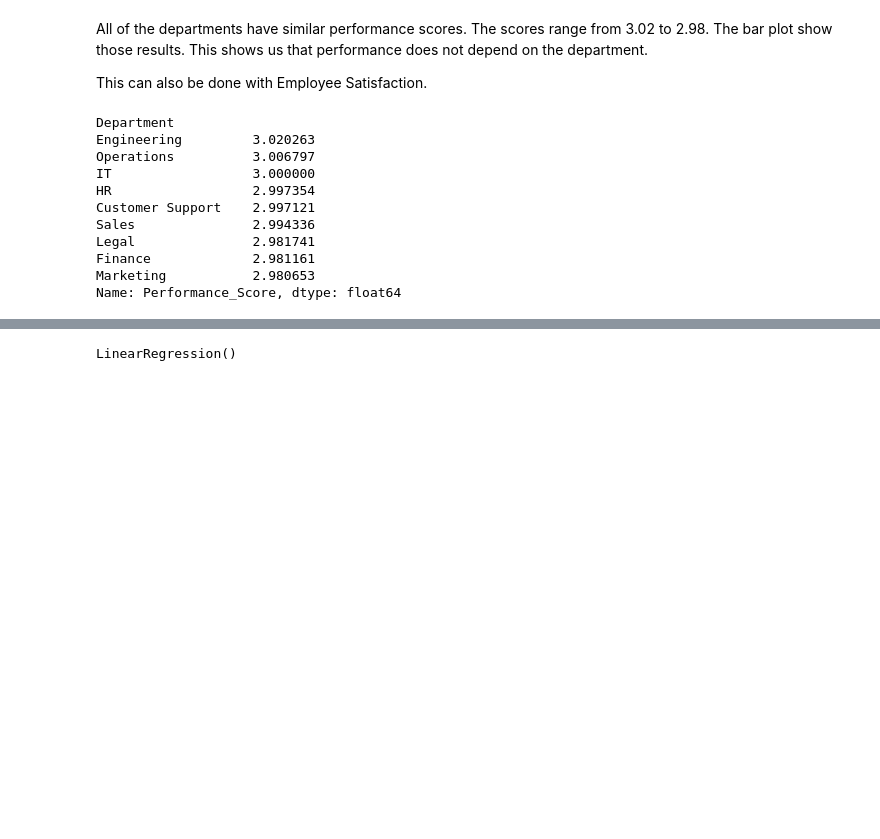
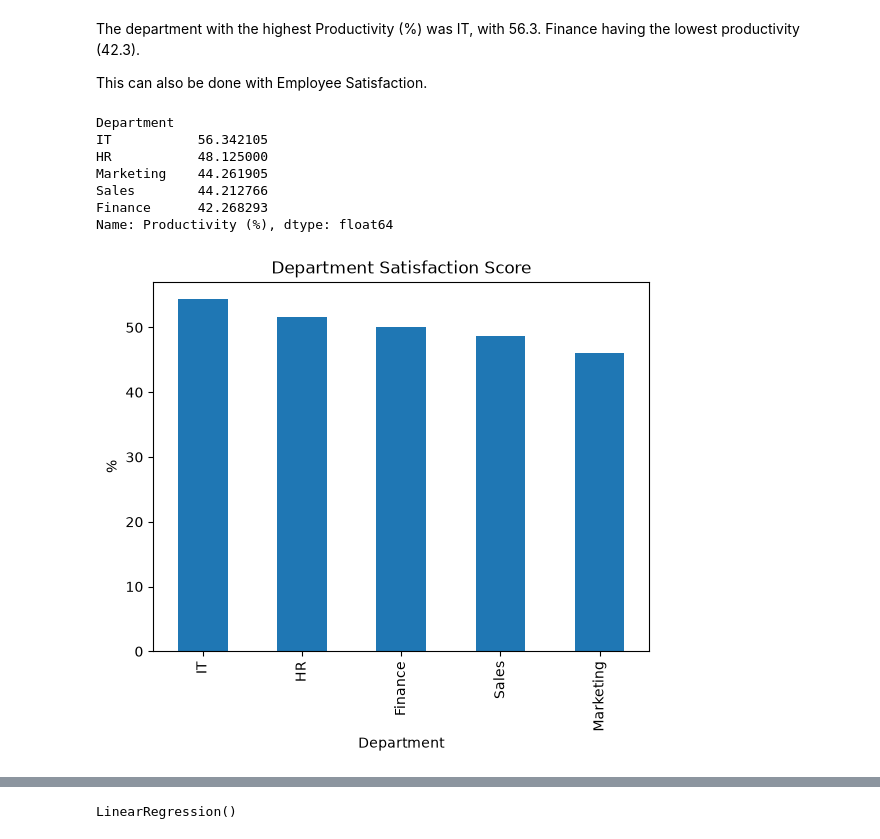
Before and after one commit to ro-rro/Machine-Learning-, a Jupyter notebook: Productivity_Project.ipynb, the cells around one changed output, grey strips where cells are left out. Cells and saved outputs as stored; diff of their text form; code cells hidden in the pictures; blank space fills up the shorter version.

```diff
--- a/Productivity_Project.ipynb
+++ b/Productivity_Project.ipynb
@@ -150,24 +142,29 @@ plt.show()
 # %% [markdown]
-All of the departments have similar performance scores. The scores range from 3.02 to 2.98. The bar plot show those results. This shows us that performance does not depend on the department.
+The department with the highest Productivity (%) was IT, with 56.3. Finance having the lowest productivity (42.3).
 
 This can also be done with Employee Satisfaction.
 # %%
 department_sat = (
-    productivity.groupby("Department")["Employee_Satisfaction_Score"]
+    productivity.groupby("Department")["Satisfaction Rate (%)"]
                 .mean()
                 .sort_values(ascending=False))
 
 department_product
 # %% [output]
 Department
-Engineering         3.020263
-Operations          3.006797
-IT                  3.000000
-HR                  2.997354
-Customer Support    2.997121
-Sales               2.994336
-Legal               2.981741
-Finance             2.981161
-Marketing           2.980653
-Name: Performance_Score, dtype: float64
+IT           56.342105
+HR           48.125000
+Marketing    44.261905
+Sales        44.212766
+Finance      42.268293
+Name: Productivity (%), dtype: float64
+# %%
+department_sat.plot(kind="bar")
+
+plt.title("Department Satisfaction Score")
+plt.xlabel("Department")
+plt.ylabel("%")
+plt.show()
+# %% [output]
+[figure, added]
 # %% [markdown]
```
Also changed, not shown: parts of 36 cells of this notebook.
